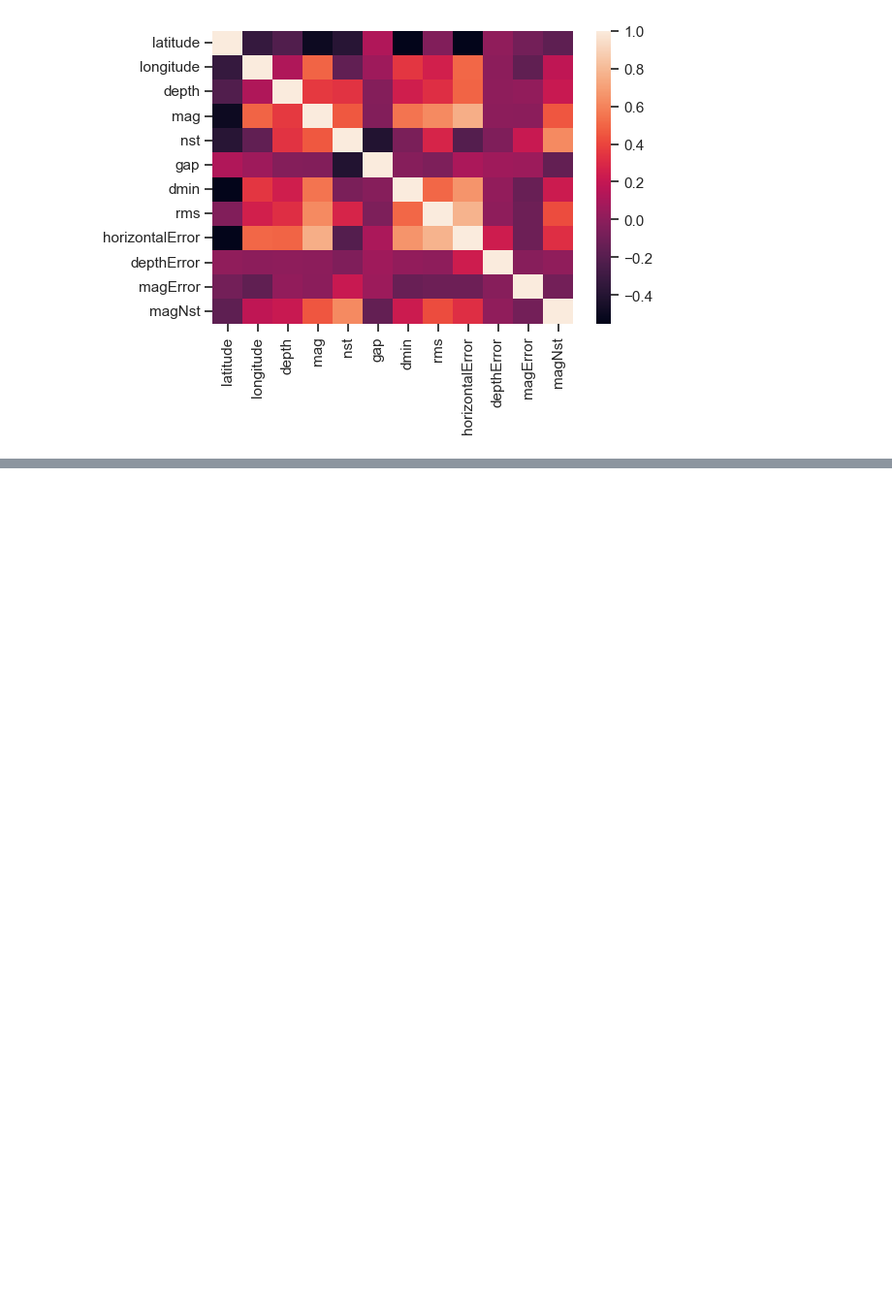
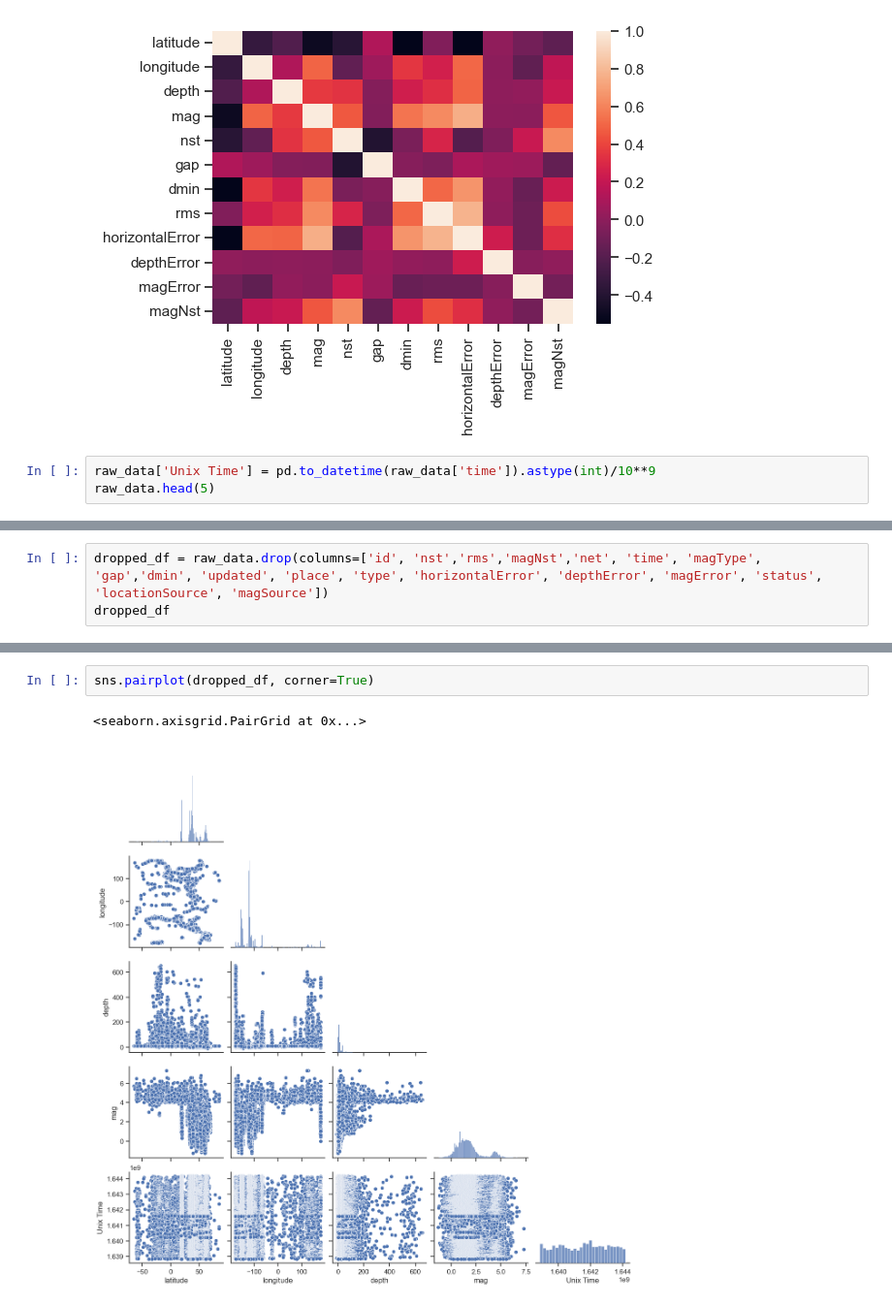
Before and after one commit to rromang/earthquake_modeling, a Jupyter notebook: noteboooks/data_exploration.ipynb, the cells around one changed output, grey strips where cells are left out. Shown at 97% size. Saved outputs shown, nothing was run; the diff lists cells and outputs as text; blank space fills up the shorter version.

```diff
--- a/noteboooks/data_exploration.ipynb
+++ b/noteboooks/data_exploration.ipynb
@@ -473,3 +473,6 @@ sns.catplot(y="places", x='Count',data=places_cnt[0:20], kind='bar', color="r",
 ax = sns.heatmap(corr_df)
 # %% [output]
 [figure]
+# %%
+raw_data['Unix Time'] = pd.to_datetime(raw_data['time']).astype(int)/10**9
+raw_data.head(5)
@@ -475,0 +487,3 @@ ax = sns.heatmap(corr_df)
+# %%
+dropped_df = raw_data.drop(columns=['id', 'nst','rms','magNst','net', 'time', 'magType', 'gap','dmin', 'updated', 'place', 'type', 'horizontalError', 'depthError', 'magError', 'status', 'locationSource', 'magSource'])
+dropped_df
@@ -475,0 +504,5 @@ ax = sns.heatmap(corr_df)
+# %%
+sns.pairplot(dropped_df, corner=True)
+# %% [output]
+<seaborn.axisgrid.PairGrid at 0x...>
+[figure, added]
```
Also changed, not shown: parts of 5 cells of this notebook, 1 other file.
